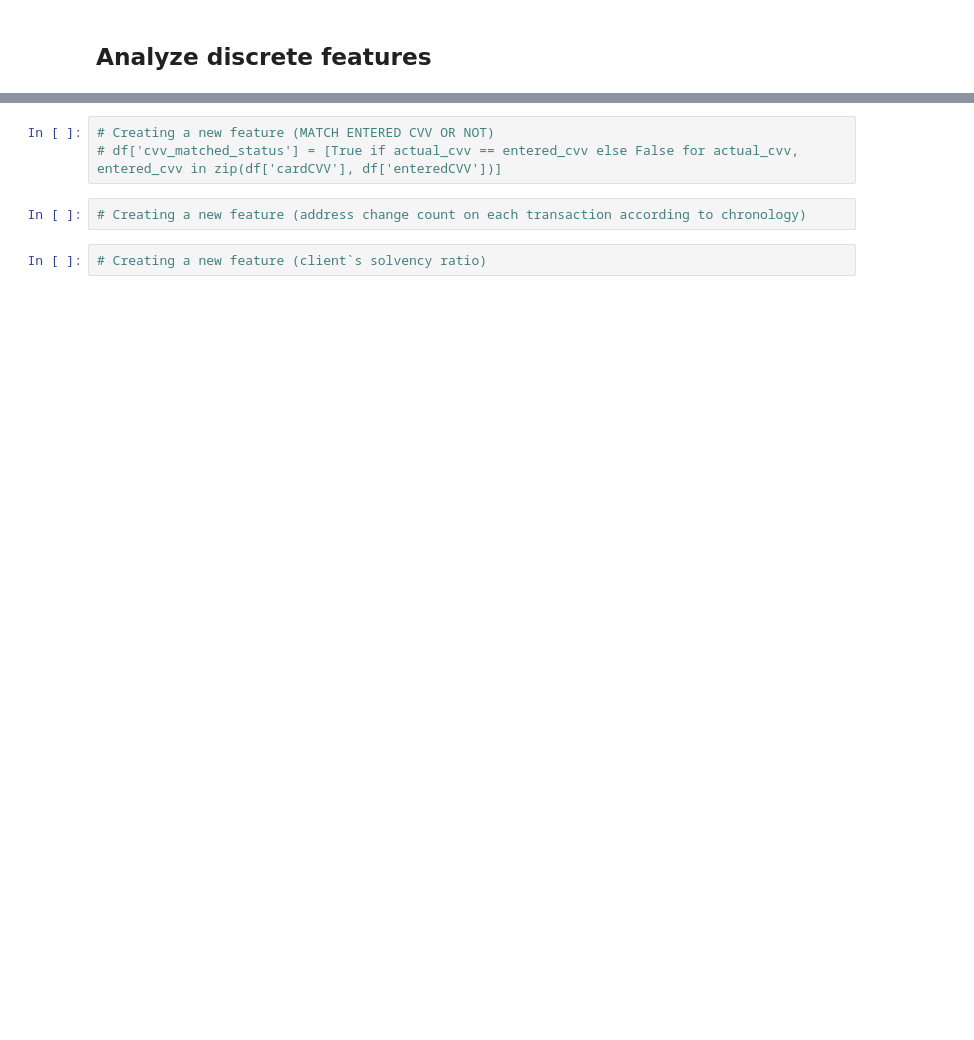
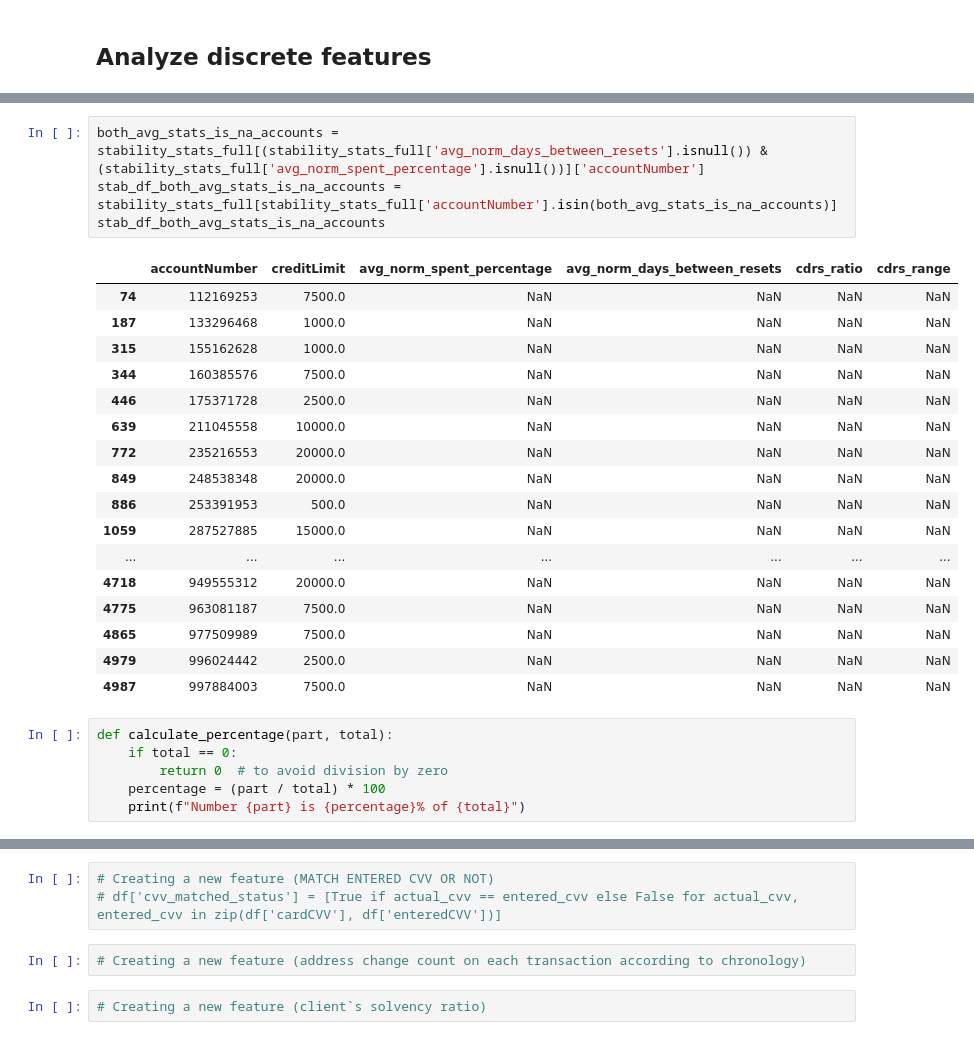
Before and after one commit to Illidan777/FTF-detector, a Jupyter notebook: data_preprocessing/Finance_Transaction_Fraud_detector.ipynb, the cells around one changed output, grey strips where cells are left out. Cells and saved outputs as stored; diff of their text form; blank space fills up the shorter version.

```diff
--- a/data_preprocessing/Finance_Transaction_Fraud_detector.ipynb
+++ b/data_preprocessing/Finance_Transaction_Fraud_detector.ipynb
@@ -846,0 +965,28 @@ df
+# %%
+both_avg_stats_is_na_accounts = stability_stats_full[(stability_stats_full['avg_norm_days_between_resets'].isnull()) & (stability_stats_full['avg_norm_spent_percentage'].isnull())]['accountNumber']
+stab_df_both_avg_stats_is_na_accounts = stability_stats_full[stability_stats_full['accountNumber'].isin(both_avg_stats_is_na_accounts)]
+stab_df_both_avg_stats_is_na_accounts
+# %% [output]
+|  | accountNumber | creditLimit | avg_norm_spent_percentage | avg_norm_days_between_resets | cdrs_ratio | cdrs_range |
+| 74 | 112169253 | 7500.0 | NaN | NaN | NaN | NaN |
+| 187 | 133296468 | 1000.0 | NaN | NaN | NaN | NaN |
+| 315 | 155162628 | 1000.0 | NaN | NaN | NaN | NaN |
+| 344 | 160385576 | 7500.0 | NaN | NaN | NaN | NaN |
+| 446 | 175371728 | 2500.0 | NaN | NaN | NaN | NaN |
+| 639 | 211045558 | 10000.0 | NaN | NaN | NaN | NaN |
+| 772 | 235216553 | 20000.0 | NaN | NaN | NaN | NaN |
+| 849 | 248538348 | 20000.0 | NaN | NaN | NaN | NaN |
+| 886 | 253391953 | 500.0 | NaN | NaN | NaN | NaN |
+| 1059 | 287527885 | 15000.0 | NaN | NaN | NaN | NaN |
+| ... | ... | ... | ... | ... | ... | ... |
+| 4718 | 949555312 | 20000.0 | NaN | NaN | NaN | NaN |
+| 4775 | 963081187 | 7500.0 | NaN | NaN | NaN | NaN |
+| 4865 | 977509989 | 7500.0 | NaN | NaN | NaN | NaN |
+| 4979 | 996024442 | 2500.0 | NaN | NaN | NaN | NaN |
+| 4987 | 997884003 | 7500.0 | NaN | NaN | NaN | NaN |
+# %%
+def calculate_percentage(part, total):
+    if total == 0:
+        return 0  # to avoid division by zero
+    percentage = (part / total) * 100
+    print(f"Number {part} is {percentage}% of {total}")
```
Also changed, not shown: parts of 64 cells of this notebook.
